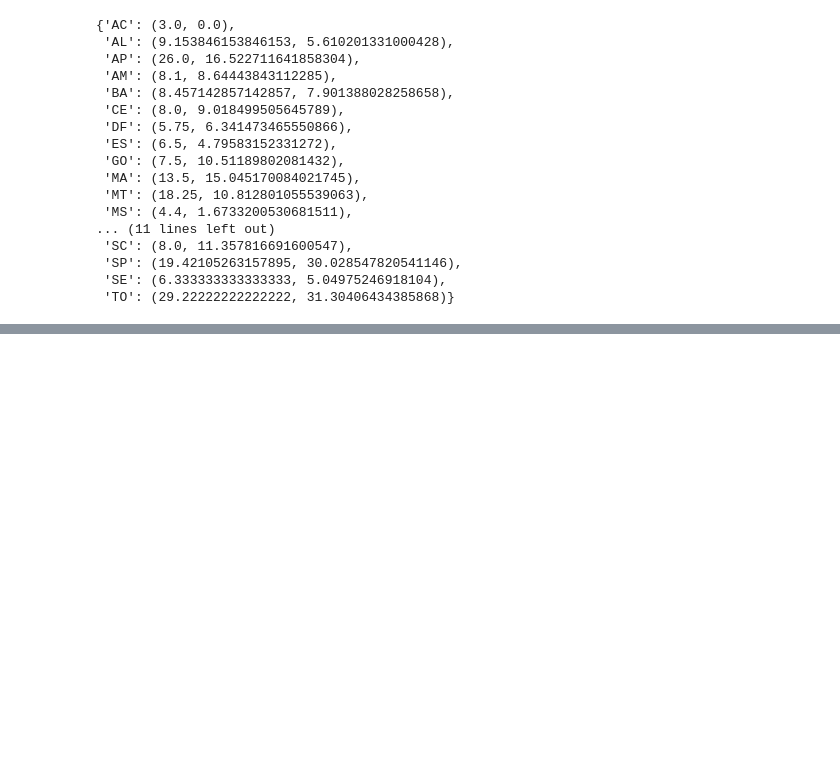
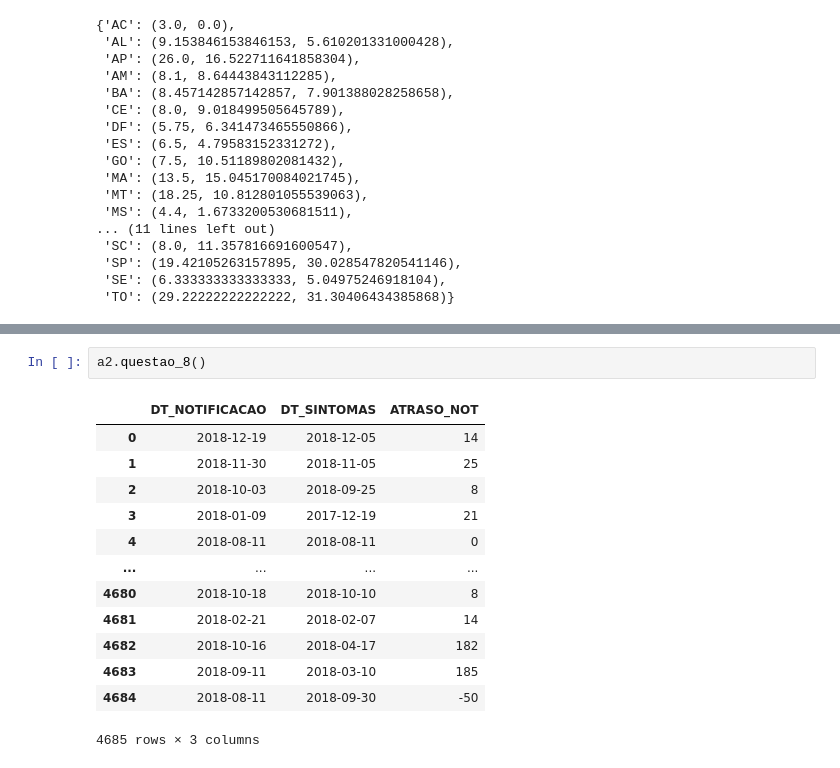
Before and after one commit to paulocgr9/Projeto-A2-IC, a Jupyter notebook: Descrição/notebook.ipynb, the cells around one changed output, grey strips where cells are left out. Cells and saved outputs as stored; diff of their text form; blank space fills up the shorter version.

```diff
--- a/Descrição/notebook.ipynb
+++ b/Descrição/notebook.ipynb
@@ -177,0 +374,16 @@ df[df["SG_UF_NOT"] == "AL"]
+# %%
+a2.questao_8()
+# %% [output]
+|  | DT_NOTIFICACAO | DT_SINTOMAS | ATRASO_NOT |
+| 0 | 2018-12-19 | 2018-12-05 | 14 |
+| 1 | 2018-11-30 | 2018-11-05 | 25 |
+| 2 | 2018-10-03 | 2018-09-25 | 8 |
+| 3 | 2018-01-09 | 2017-12-19 | 21 |
+| 4 | 2018-08-11 | 2018-08-11 | 0 |
+| ... | ... | ... | ... |
+| 4680 | 2018-10-18 | 2018-10-10 | 8 |
+| 4681 | 2018-02-21 | 2018-02-07 | 14 |
+| 4682 | 2018-10-16 | 2018-04-17 | 182 |
+| 4683 | 2018-09-11 | 2018-03-10 | 185 |
+| 4684 | 2018-08-11 | 2018-09-30 | -50 |
+4685 rows × 3 columns
```
Also changed, not shown: parts of 23 cells of this notebook, 2 other files.
